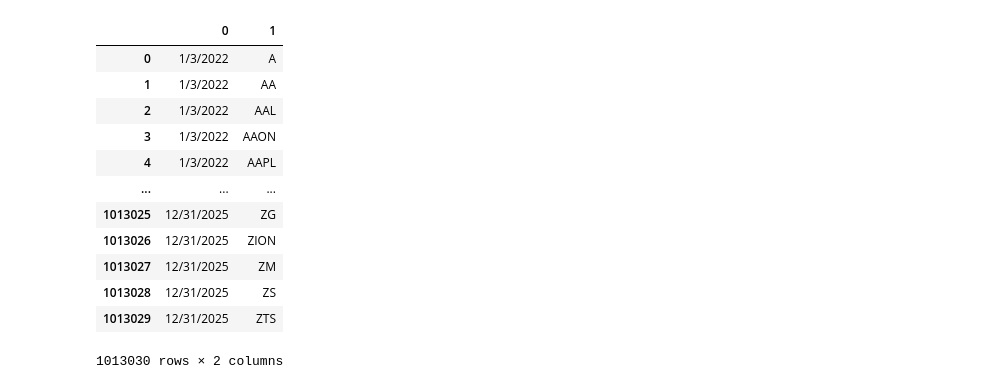
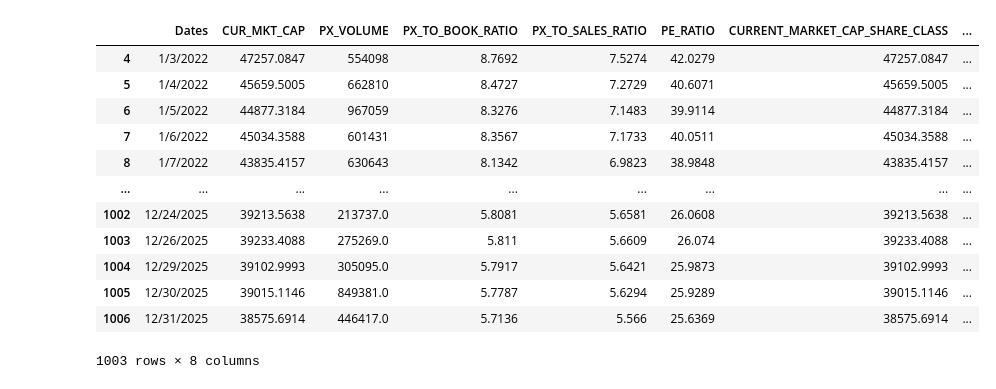
Before and after one commit to karllovaas/Winter-Workshop-Benchmark-Team, a Jupyter notebook: bloomberg_data_clean.ipynb, the cells around one changed output. Drawn from its saved outputs; the diff is of its cells as text; code cells hidden in the pictures.

```diff
--- a/bloomberg_data_clean.ipynb
+++ b/bloomberg_data_clean.ipynb
@@ -58,17 +54,21 @@ df_final
 # %%
-index_df
+'''
+now we just need to populate that dataframe
+'''
+list(range(0,df1.columns.__len__(),9))
+df1.iloc[:,0:8]
 # %% [output]
-|  | 0 | 1 |
-| 0 | 1/3/2022 | A |
-| 1 | 1/3/2022 | AA |
-| 2 | 1/3/2022 | AAL |
-| 3 | 1/3/2022 | AAON |
-| 4 | 1/3/2022 | AAPL |
-| ... | ... | ... |
-| 1013025 | 12/31/2025 | ZG |
-| 1013026 | 12/31/2025 | ZION |
-| 1013027 | 12/31/2025 | ZM |
-| 1013028 | 12/31/2025 | ZS |
-| 1013029 | 12/31/2025 | ZTS |
+|  | Dates | CUR_MKT_CAP | PX_VOLUME | PX_TO_BOOK_RATIO | PX_TO_SALES_RATIO | PE_RATIO | CURRENT_MARKET_CAP_SHARE_CLASS | ... |
+| 4 | 1/3/2022 | 47257.0847 | 554098 | 8.7692 | 7.5274 | 42.0279 | 47257.0847 | ... |
+| 5 | 1/4/2022 | 45659.5005 | 662810 | 8.4727 | 7.2729 | 40.6071 | 45659.5005 | ... |
+| 6 | 1/5/2022 | 44877.3184 | 967059 | 8.3276 | 7.1483 | 39.9114 | 44877.3184 | ... |
+| 7 | 1/6/2022 | 45034.3588 | 601431 | 8.3567 | 7.1733 | 40.0511 | 45034.3588 | ... |
+| 8 | 1/7/2022 | 43835.4157 | 630643 | 8.1342 | 6.9823 | 38.9848 | 43835.4157 | ... |
+| ... | ... | ... | ... | ... | ... | ... | ... | ... |
+| 1002 | 12/24/2025 | 39213.5638 | 213737.0 | 5.8081 | 5.6581 | 26.0608 | 39213.5638 | ... |
+| 1003 | 12/26/2025 | 39233.4088 | 275269.0 | 5.811 | 5.6609 | 26.074 | 39233.4088 | ... |
+| 1004 | 12/29/2025 | 39102.9993 | 305095.0 | 5.7917 | 5.6421 | 25.9873 | 39102.9993 | ... |
+| 1005 | 12/30/2025 | 39015.1146 | 849381.0 | 5.7787 | 5.6294 | 25.9289 | 39015.1146 | ... |
+| 1006 | 12/31/2025 | 38575.6914 | 446417.0 | 5.7136 | 5.566 | 25.6369 | 38575.6914 | ... |
-1013030 rows × 2 columns
+1003 rows × 8 columns
 # %%
```
Also changed, not shown: parts of 6 cells of this notebook, 1 other file.
